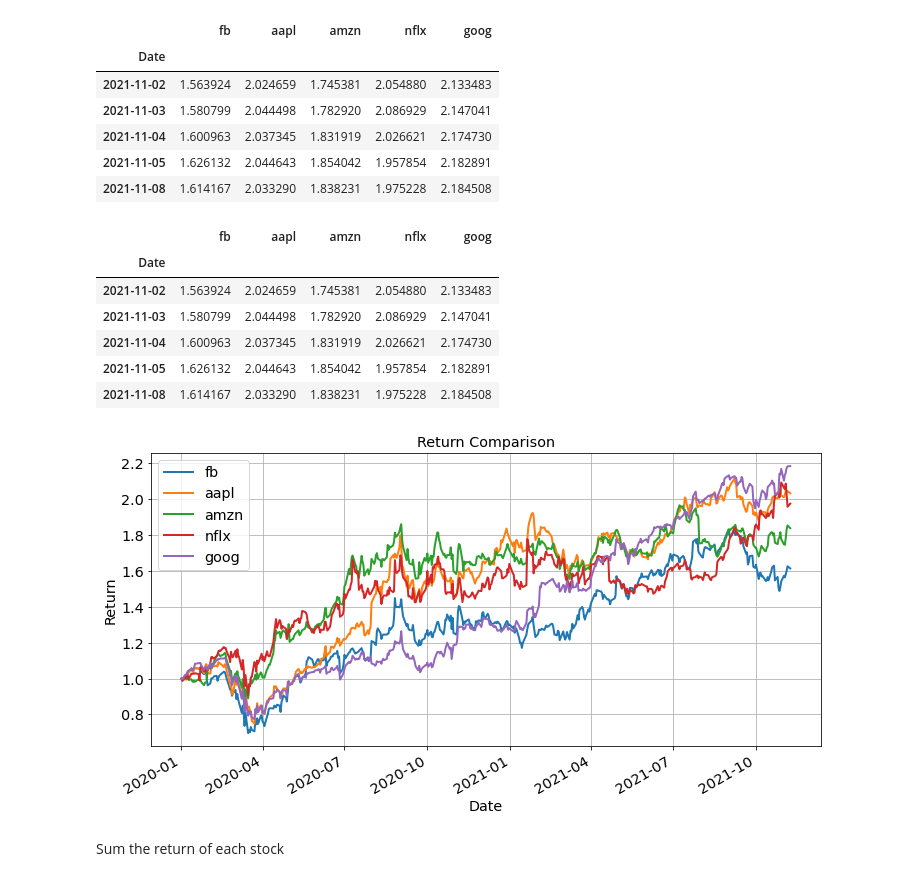
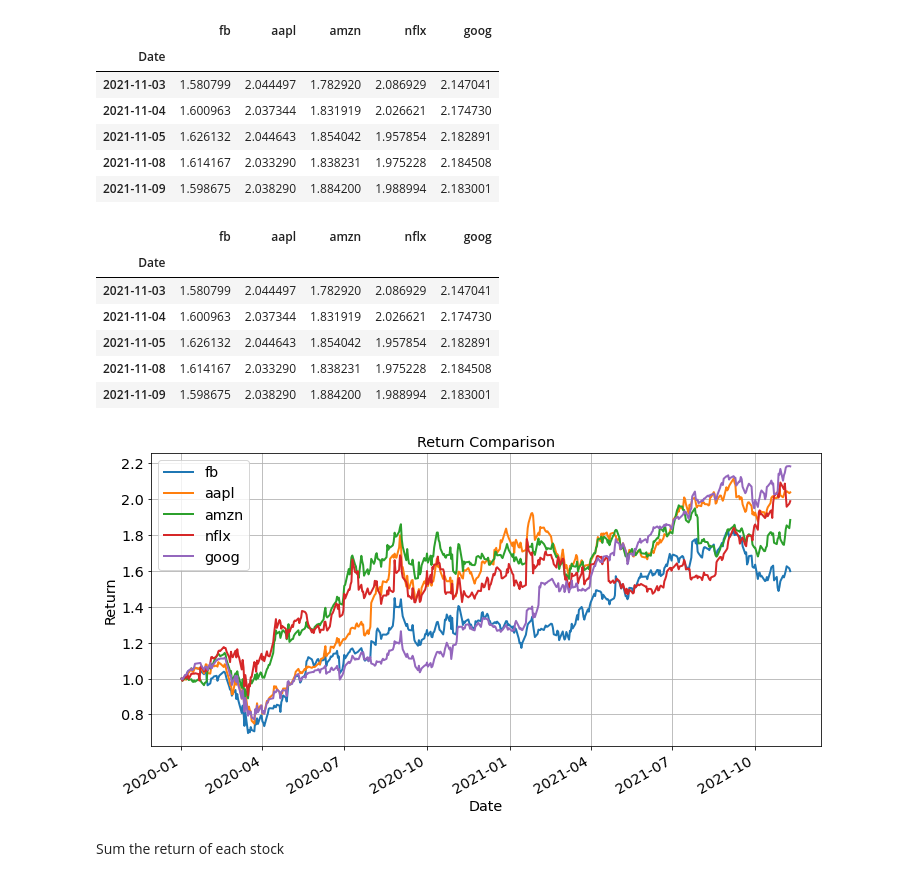
Before and after one commit to Mao85077/isp, a Jupyter notebook: Lab1.ipynb, the cells around one changed output. Cells and saved outputs as stored; diff of their text form; code cells hidden in the pictures.

```diff
--- a/Lab1.ipynb
+++ b/Lab1.ipynb
@@ -6,44 +6,44 @@
 # %%
 import ffn
 import matplotlib.pyplot as plt
 
 param = {
     'legend.fontsize': 'x-large',
     'figure.figsize': (16, 20),
     'axes.labelsize': 'x-large',
     'axes.titlesize': 'x-large',
     'xtick.labelsize': 'x-large',
     'ytick.labelsize': 'x-large',
     'lines.linewidth': 2
 }
 
 plt.rcParams.update(param)
 
 %matplotlib inline
 
-df = ffn.get("FB, AAPL, AMZN, NFLX, GOOG", start = "2020-1-1")
+df = ffn.get("fb, aapl, amzn, nflx, goog", start = "2020-1-1")
 
 df = df.rebase() / 100
 df.tail()
 # %% [output]
 |  | fb | aapl | amzn | nflx | goog |
 | Date |  |  |  |  |  |
-| 2021-11-02 | 1.563924 | 2.024659 | 1.745381 | 2.054880 | 2.133483 |
-| 2021-11-03 | 1.580799 | 2.044498 | 1.782920 | 2.086929 | 2.147041 |
-| 2021-11-04 | 1.600963 | 2.037345 | 1.831919 | 2.026621 | 2.174730 |
+| 2021-11-03 | 1.580799 | 2.044497 | 1.782920 | 2.086929 | 2.147041 |
+| 2021-11-04 | 1.600963 | 2.037344 | 1.831919 | 2.026621 | 2.174730 |
 | 2021-11-05 | 1.626132 | 2.044643 | 1.854042 | 1.957854 | 2.182891 |
 | 2021-11-08 | 1.614167 | 2.033290 | 1.838231 | 1.975228 | 2.184508 |
+| 2021-11-09 | 1.598675 | 2.038290 | 1.884200 | 1.988994 | 2.183001 |
 # %%
 df[["fb", "aapl", "amzn", "nflx", "goog"]].plot.line(grid = True, ylabel = "Return", title = "Return Comparison", figsize = (12, 6))
 df.tail()
 # %% [output]
 |  | fb | aapl | amzn | nflx | goog |
 | Date |  |  |  |  |  |
-| 2021-11-02 | 1.563924 | 2.024659 | 1.745381 | 2.054880 | 2.133483 |
-| 2021-11-03 | 1.580799 | 2.044498 | 1.782920 | 2.086929 | 2.147041 |
-| 2021-11-04 | 1.600963 | 2.037345 | 1.831919 | 2.026621 | 2.174730 |
+| 2021-11-03 | 1.580799 | 2.044497 | 1.782920 | 2.086929 | 2.147041 |
+| 2021-11-04 | 1.600963 | 2.037344 | 1.831919 | 2.026621 | 2.174730 |
 | 2021-11-05 | 1.626132 | 2.044643 | 1.854042 | 1.957854 | 2.182891 |
 | 2021-11-08 | 1.614167 | 2.033290 | 1.838231 | 1.975228 | 2.184508 |
+| 2021-11-09 | 1.598675 | 2.038290 | 1.884200 | 1.988994 | 2.183001 |
 [figure]
 # %% [markdown]
 Sum the return of each stock
```
Also changed, not shown: parts of 2 cells of this notebook.
